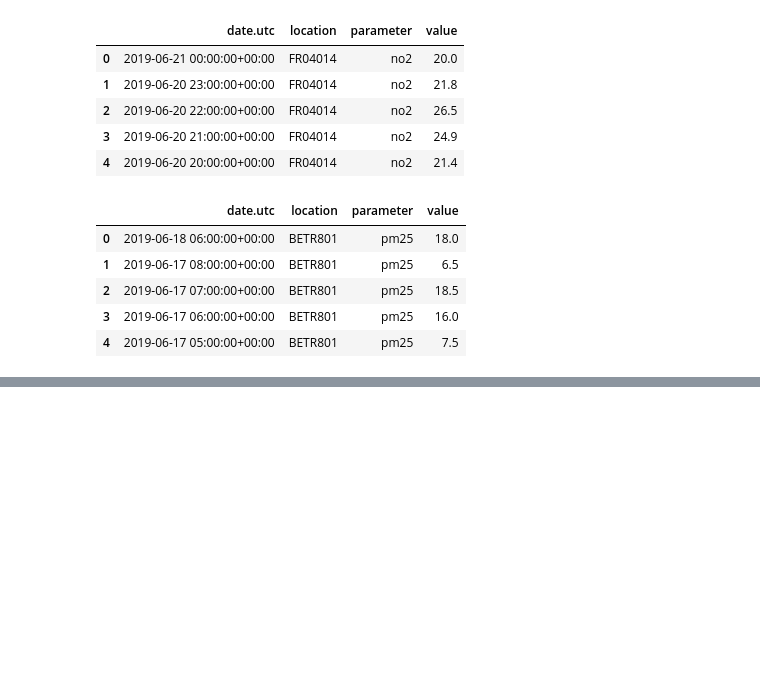
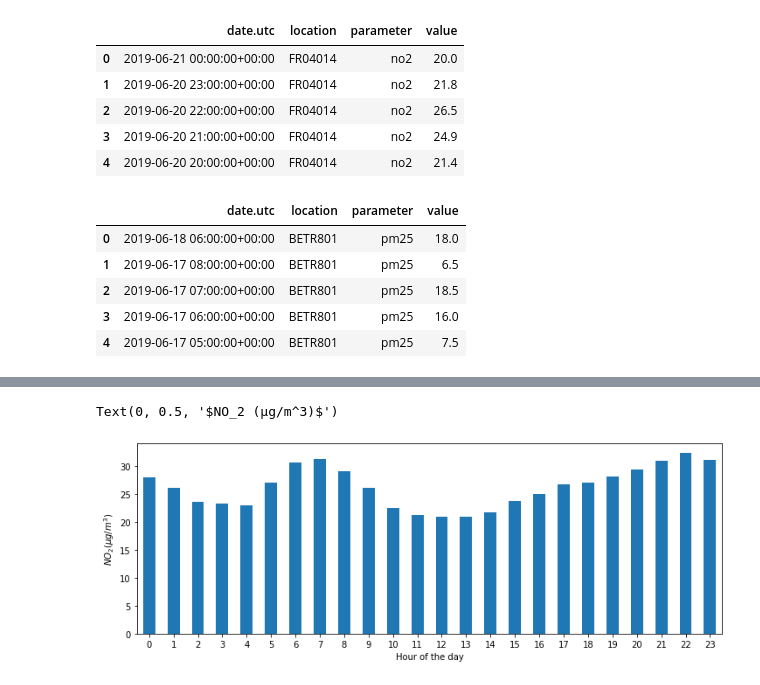
Before and after one commit to AndyJPG/myPython, a Jupyter notebook: jupyter/py_pandas/Untitled.ipynb, the cells around one changed output, grey strips where cells are left out. Cells and saved outputs as stored; diff of their text form; code cells hidden in the pictures; blank space fills up the shorter version.

```diff
--- a/jupyter/py_pandas/Untitled.ipynb
+++ b/jupyter/py_pandas/Untitled.ipynb
@@ -513,0 +605,4 @@ air_quality_pm25.head()
+# %%
+air_quality = pd.read_csv("data/air_quality_no2_long.csv")
+air_quality = air_quality.rename(columns={"date.utc": "datetime"})
+air_quality.head()
@@ -513,0 +620,3 @@ air_quality_pm25.head()
+# %%
+air_quality["datetime"] = pd.to_datetime(air_quality["datetime"])
+air_quality["datetime"]
@@ -513,0 +645,3 @@ air_quality_pm25.head()
+# %%
+air_quality["month"] = air_quality["datetime"].dt.month
+air_quality.head()
@@ -513,0 +675,9 @@ air_quality_pm25.head()
+# %%
+fig, axs = plt.subplots(figsize=(12, 4))
+air_quality.groupby(air_quality["datetime"].dt.hour)["value"].mean().plot(kind="bar", rot=0, ax=axs)
+
+plt.xlabel("Hour of the day") # custom x label using matplotlib
+plt.ylabel("$NO_2 (µg/m^3)$")
+# %% [output]
+Text(0, 0.5, '$NO_2 (µg/m^3)$')
+[figure, added]
```
Also changed, not shown: parts of 31 cells of this notebook, 4 other files.
